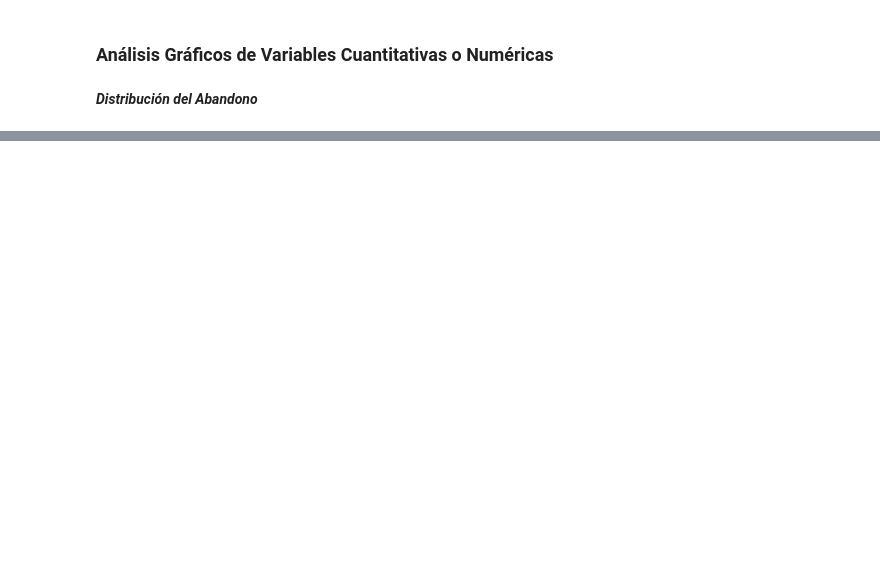
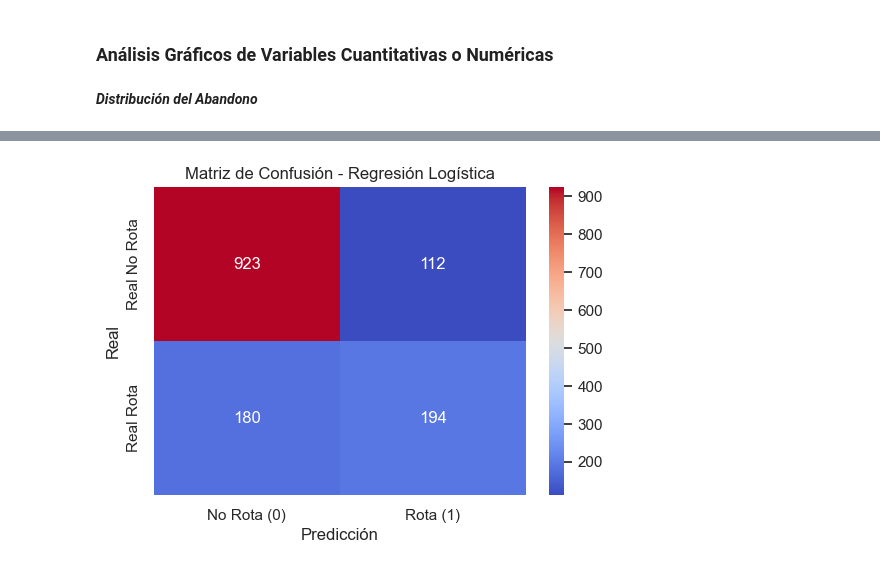
Before and after one commit to rb-olivera/Telecom-X-Parte-Dos---AluraLatam, a Jupyter notebook: Telecom_X_ParteDos.ipynb, the cells around one changed output, grey strips where cells are left out. Cells and saved outputs as stored; diff of their text form; code cells hidden in the pictures; blank space fills up the shorter version.

```diff
--- a/Telecom_X_ParteDos.ipynb
+++ b/Telecom_X_ParteDos.ipynb
@@ -83,0 +533,89 @@ datos.groupby('Churn').value_counts
+# %%
+# Diccionario para guardar los modelos y sus métricas
+modelos = {}
+metricas = pd.DataFrame(columns=['Accuracy', 'Precision', 'Recall', 'F1-Score', 'ROC-AUC'])
+
+# --- Modelo 1: Regresión Logística ---
+# 'liblinear' es un buen solver para datasets pequeños y medianos, y soporta penalización L1/L2
+log_reg_model = LogisticRegression(random_state=42, solver='liblinear', max_iter=1000)
+log_reg_model.fit(X_train_scaled, y_train)
+y_pred_log_reg = log_reg_model.predict(X_test_scaled)
+y_prob_log_reg = log_reg_model.predict_proba(X_test_scaled)[:, 1] # Probabilidades de la clase positiva (Churn=1)
+
+modelos['Regresion Logistica'] = log_reg_model
+
+print("\nMétricas de evaluación para Regresión Logística:")
+accuracy_lr = accuracy_score(y_test, y_pred_log_reg)
+precision_lr = precision_score(y_test, y_pred_log_reg)
+recall_lr = recall_score(y_test, y_pred_log_reg)
+f1_lr = f1_score(y_test, y_pred_log_reg)
+roc_auc_lr = roc_auc_score(y_test, y_prob_log_reg)
+
+metricas.loc['Regresion Logistica'] = [accuracy_lr, precision_lr, recall_lr, f1_lr, roc_auc_lr]
+
+print(f"Accuracy: {accuracy_lr:.4f}")
+print(f"Precision (Churn=1): {precision_lr:.4f}")
+print(f"Recall (Churn=1): {recall_lr:.4f}")
+print(f"F1-Score (Churn=1): {f1_lr:.4f}")
+print(f"ROC-AUC: {roc_auc_lr:.4f}")
+
+# Matriz de confusión para Regresión Logística
+print("\nMatriz de Confusión (Regresión Logística):")
+cm_lr = confusion_matrix(y_test, y_pred_log_reg)
+print(cm_lr)
+plt.figure(figsize=(6, 4))
+sns.heatmap(cm_lr, annot=True, fmt='d', cmap='coolwarm',
+            xticklabels=['No Rota (0)', 'Rota (1)'], yticklabels=['Real No Rota', 'Real Rota'])
+plt.xlabel('Predicción')
+plt.ylabel('Real')
+plt.title('Matriz de Confusión - Regresión Logística')
+plt.show()
+
+print("\nReporte de Clasificación (Regresión Logística):")
+print(classification_report(y_test, y_pred_log_reg))
+
+# --- Modelo 2: Random Forest ---
+print("\n--- Entrenando Modelo Random Forest ---")
+# n_estimators: número de árboles en el bosque
+rf_model = RandomForestClassifier(random_state=42, n_estimators=100)
+rf_model.fit(X_train_scaled, y_train)
+y_pred_rf = rf_model.predict(X_test_scaled)
+y_prob_rf = rf_model.predict_proba(X_test_scaled)[:, 1]
+
+modelos['Random Forest'] = rf_model
+
+print("\nMétricas de evaluación para Random Forest:")
+accuracy_rf = accuracy_score(y_test, y_pred_rf)
+precision_rf = precision_score(y_test, y_pred_rf)
+recall_rf = recall_score(y_test, y_pred_rf)
+f1_rf = f1_score(y_test, y_pred_rf)
+roc_auc_rf = roc_auc_score(y_test, y_prob_rf)
+
+metricas.loc['Random Forest'] = [accuracy_rf, precision_rf, recall_rf, f1_rf, roc_auc_rf]
+
+print(f"Accuracy: {accuracy_rf:.4f}")
+print(f"Precision (Churn=1): {precision_rf:.4f}")
+print(f"Recall (Churn=1): {recall_rf:.4f}")
+print(f"F1-Score (Churn=1): {f1_rf:.4f}")
+print(f"ROC-AUC: {roc_auc_rf:.4f}")
+
+# Matriz de confusión para Random Forest
+print("\nMatriz de Confusión (Random Forest):")
+cm_rf = confusion_matrix(y_test, y_pred_rf)
+print(cm_rf)
+plt.figure(figsize=(6, 4))
+sns.heatmap(cm_rf, annot=True, fmt='d', cmap='coolwarm',
+            xticklabels=['No Rota (0)', 'Rota (1)'], yticklabels=['Real No Rota', 'Real Rota'])
+plt.xlabel('Predicción')
+plt.ylabel('Real')
+plt.title('Matriz de Confusión - Random Forest')
+plt.show()
+
+print("\nReporte de Clasificación (Random Forest):")
+print(classification_report(y_test, y_pred_rf))
+
+print("\nResumen Comparativo de Métricas de Todos los Modelos.")
+print(metricas.round(4))
+
+print("\nModelos entrenados y evaluados.")
+# %% [output]
@@ -83,0 +632 @@ datos.groupby('Churn').value_counts
+[figure, added]
```
Also changed, not shown: parts of 10 cells of this notebook.
